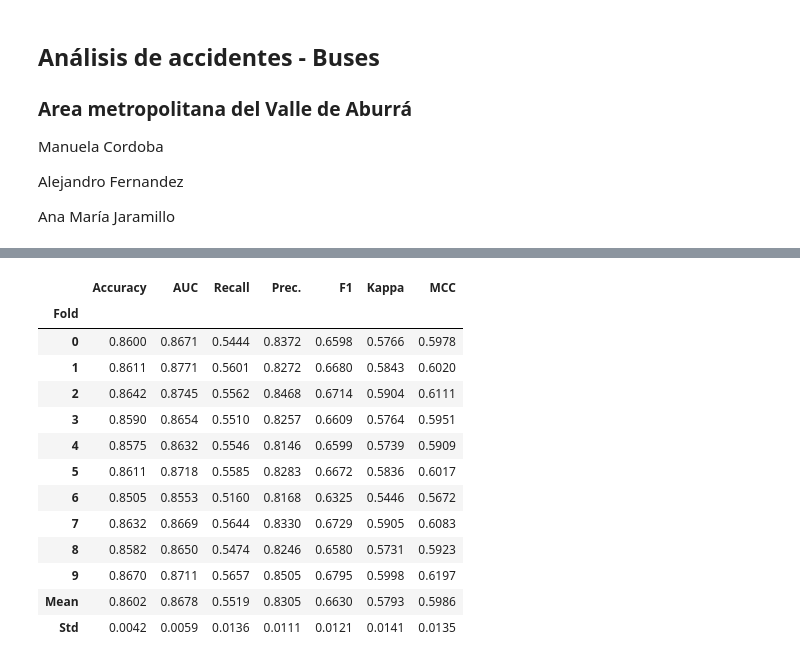
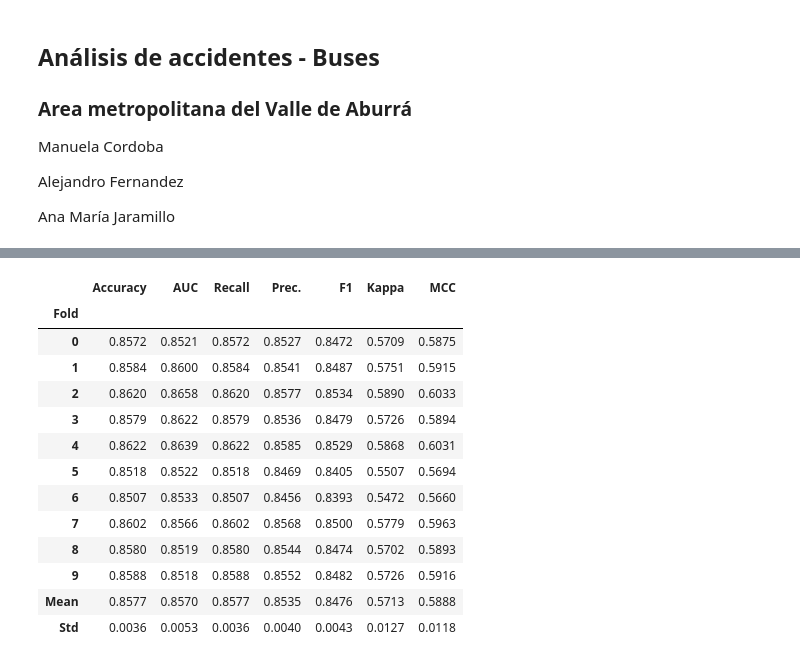
Before and after one commit to Anmjaramillo412/Buses_accidents_Medellin, a Jupyter notebook: notebooks/9-Model_spatial_analysis.ipynb, the cells around one changed output, grey strips where cells are left out. Drawn from its saved outputs; the diff is of its cells as text; code cells hidden in the pictures.

```diff
--- a/notebooks/9-Model_spatial_analysis.ipynb
+++ b/notebooks/9-Model_spatial_analysis.ipynb
@@ -125,22 +143,22 @@ train_model = compare_models(sort='Precision')
 [interactive output not drawn]
 # %%
-best = create_model('catboost')
+best = create_model('lightgbm')
 # %% [output]
 [interactive output not drawn]
 |  | Accuracy | AUC | Recall | Prec. | F1 | Kappa | MCC |
 | Fold |  |  |  |  |  |  |  |
-| 0 | 0.8600 | 0.8671 | 0.5444 | 0.8372 | 0.6598 | 0.5766 | 0.5978 |
-| 1 | 0.8611 | 0.8771 | 0.5601 | 0.8272 | 0.6680 | 0.5843 | 0.6020 |
-| 2 | 0.8642 | 0.8745 | 0.5562 | 0.8468 | 0.6714 | 0.5904 | 0.6111 |
-| 3 | 0.8590 | 0.8654 | 0.5510 | 0.8257 | 0.6609 | 0.5764 | 0.5951 |
-| 4 | 0.8575 | 0.8632 | 0.5546 | 0.8146 | 0.6599 | 0.5739 | 0.5909 |
-| 5 | 0.8611 | 0.8718 | 0.5585 | 0.8283 | 0.6672 | 0.5836 | 0.6017 |
-| 6 | 0.8505 | 0.8553 | 0.5160 | 0.8168 | 0.6325 | 0.5446 | 0.5672 |
-| 7 | 0.8632 | 0.8669 | 0.5644 | 0.8330 | 0.6729 | 0.5905 | 0.6083 |
-| 8 | 0.8582 | 0.8650 | 0.5474 | 0.8246 | 0.6580 | 0.5731 | 0.5923 |
-| 9 | 0.8670 | 0.8711 | 0.5657 | 0.8505 | 0.6795 | 0.5998 | 0.6197 |
-| Mean | 0.8602 | 0.8678 | 0.5519 | 0.8305 | 0.6630 | 0.5793 | 0.5986 |
-| Std | 0.0042 | 0.0059 | 0.0136 | 0.0111 | 0.0121 | 0.0141 | 0.0135 |
+| 0 | 0.8572 | 0.8521 | 0.8572 | 0.8527 | 0.8472 | 0.5709 | 0.5875 |
+| 1 | 0.8584 | 0.8600 | 0.8584 | 0.8541 | 0.8487 | 0.5751 | 0.5915 |
+| 2 | 0.8620 | 0.8658 | 0.8620 | 0.8577 | 0.8534 | 0.5890 | 0.6033 |
+| 3 | 0.8579 | 0.8622 | 0.8579 | 0.8536 | 0.8479 | 0.5726 | 0.5894 |
+| 4 | 0.8622 | 0.8639 | 0.8622 | 0.8585 | 0.8529 | 0.5868 | 0.6031 |
+| 5 | 0.8518 | 0.8522 | 0.8518 | 0.8469 | 0.8405 | 0.5507 | 0.5694 |
+| 6 | 0.8507 | 0.8533 | 0.8507 | 0.8456 | 0.8393 | 0.5472 | 0.5660 |
+| 7 | 0.8602 | 0.8566 | 0.8602 | 0.8568 | 0.8500 | 0.5779 | 0.5963 |
+| 8 | 0.8580 | 0.8519 | 0.8580 | 0.8544 | 0.8474 | 0.5702 | 0.5893 |
+| 9 | 0.8588 | 0.8518 | 0.8588 | 0.8552 | 0.8482 | 0.5726 | 0.5916 |
+| Mean | 0.8577 | 0.8570 | 0.8577 | 0.8535 | 0.8476 | 0.5713 | 0.5888 |
+| Std | 0.0036 | 0.0053 | 0.0036 | 0.0040 | 0.0043 | 0.0127 | 0.0118 |
 [interactive output not drawn]
 # %%
 plot_model(best, plot = 'confusion_matrix')
```
Also changed, not shown: parts of 16 cells of this notebook, 5 other files.
